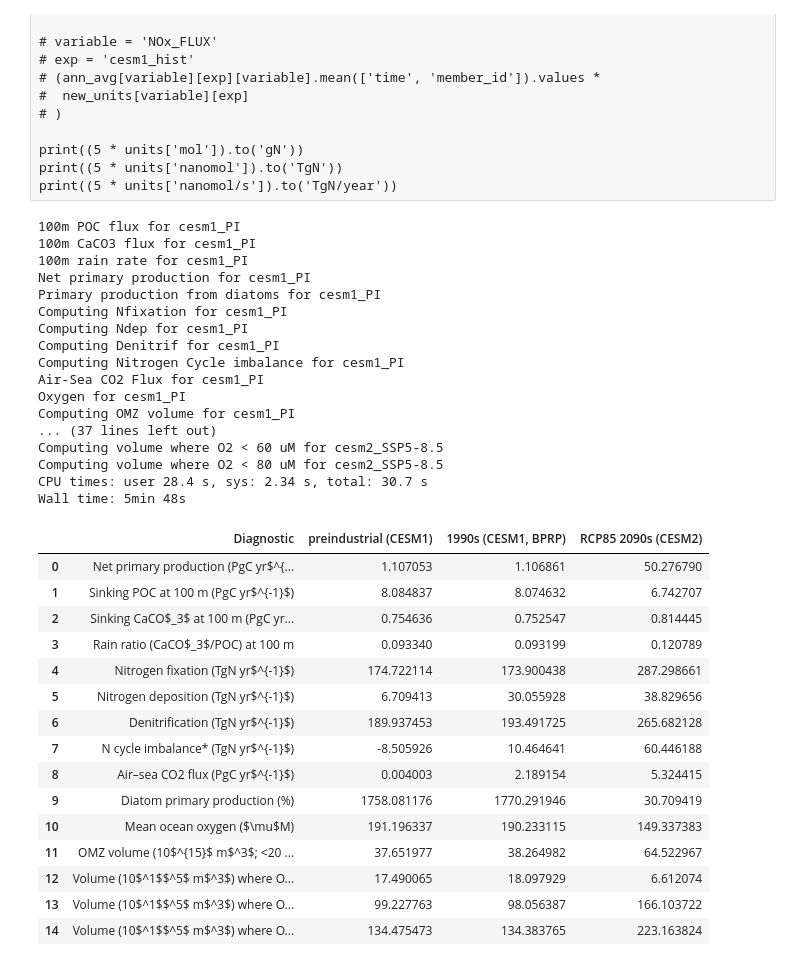
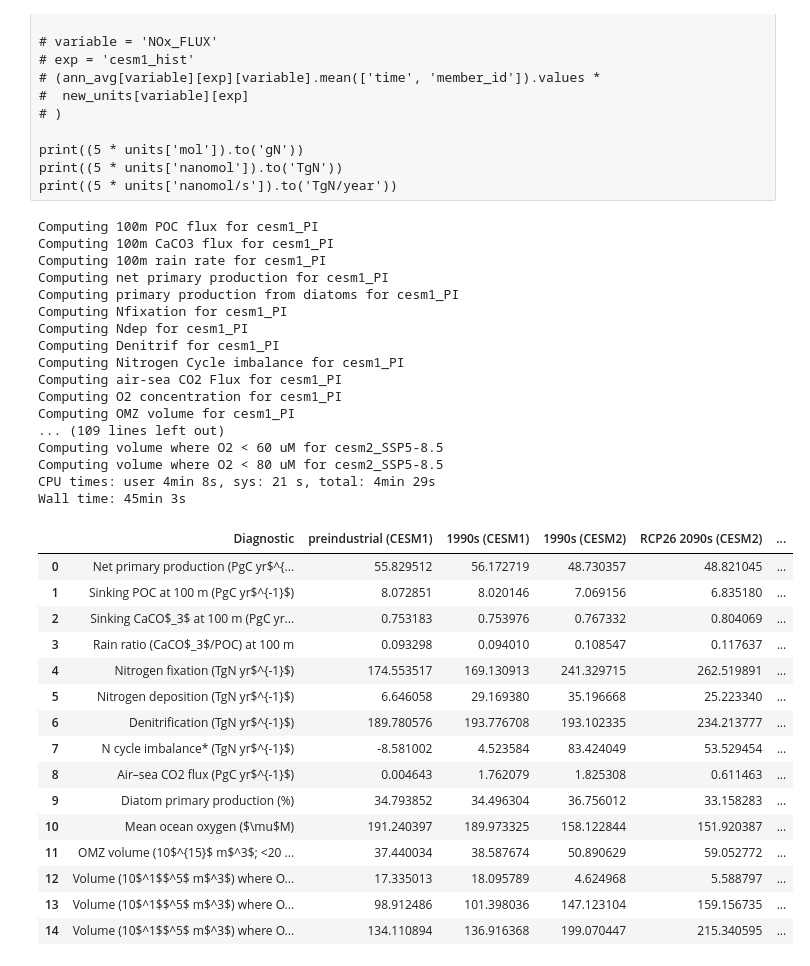
Before and after one commit to marbl-ecosys/cesm2-marbl, a Jupyter notebook: notebooks/Global Flux Table.ipynb, the cells around one changed output. Cells and saved outputs as stored; diff of their text form; code cells hidden in the pictures.

Commit message:
Got photoC_TOT_zint working for CESM1
Generated table for all desired runs (I hope)

```diff
--- a/notebooks/Global Flux Table.ipynb
+++ b/notebooks/Global Flux Table.ipynb
@@ -181,9 +212,12 @@ def add_o2_below_thres(datasets, thres):
 %%time
 
 experiments = ['cesm1_PI',
-               #'cesm1_hist',
-               'cesm1_hist_esm',
-               #'cesm2_hist',
+               'cesm1_hist',
+               #'cesm1_hist_esm',
+               'cesm2_hist',
+               'cesm2_SSP1-2.6',
+               'cesm2_SSP2-4.5',
+               'cesm2_SSP3-7.0',
                'cesm2_SSP5-8.5'
               ]
 
@@ -302,6 +334,6 @@ Wall time: 6min 34s
 # %%
 # Add variables for computing volume where O2 is below a threshold
-if 'O2' in vars:
+if 'O2' in all_data:
     all_data = add_o2_below_thres(all_data, 5)
     all_data = add_o2_below_thres(all_data, 20)
     all_data = add_o2_below_thres(all_data, 60)
@@ -446,20 +479,20 @@ diagnostic_values = dict()
 for exp in experiments:
     diagnostic_values[exp] = dict()
     # Compute each value by hand
-    print(f'100m POC flux for {exp}')
+    print(f'Computing 100m POC flux for {exp}')
     diagnostic_values[exp]['Sinking POC at 100 m (PgC yr$^{-1}$)'] = get_time_and_ensemble_mean('POC_FLUX_100m', ann_avg, exp, new_units, conversions, final_units)
 
-    print(f'100m CaCO3 flux for {exp}')
+    print(f'Computing 100m CaCO3 flux for {exp}')
     diagnostic_values[exp]['Sinking CaCO$_3$ at 100 m (PgC yr$^{-1}$)'] = get_time_and_ensemble_mean('CaCO3_FLUX_100m', ann_avg, exp, new_units, conversions, final_units)
 
-    print(f'100m rain rate for {exp}')
+    print(f'Computing 100m rain rate for {exp}')
     diagnostic_values[exp]['Rain ratio (CaCO$_3$/POC) at 100 m'] = diagnostic_values[exp]['Sinking CaCO$_3$ at 100 m (PgC yr$^{-1}$)'] / \
                                                                    diagnostic_values[exp]['Sinking POC at 100 m (PgC yr$^{-1}$)']
 
-    print(f'Net primary production for {exp}')
+    print(f'Computing net primary production for {exp}')
     diagnostic_values[exp]['Net primary production (PgC yr$^{-1}$)'] = get_time_and_ensemble_mean('photoC_TOT_zint', ann_avg, exp, new_units, conversions, final_units)
 
-    print(f'Primary production from diatoms for {exp}')
+    print(f'Computing primary production from diatoms for {exp}')
     diagnostic_values[exp]['Diatom primary production (%)'] = get_time_and_ensemble_mean('photoC_diat_zint', ann_avg, exp, new_units, conversions, final_units) / \
                                                               diagnostic_values[exp]['Net primary production (PgC yr$^{-1}$)'] * \
                                                               100
@@ -478,10 +511,10 @@ for exp in experiments:
                                                                    diagnostic_values[exp]['Nitrogen fixation (TgN yr$^{-1}$)'] - \
                                                                    diagnostic_values[exp]['Denitrification (TgN yr$^{-1}$)']
 
-    print(f'Air-Sea CO2 Flux for {exp}')
+    print(f'Computing air-sea CO2 Flux for {exp}')
     diagnostic_values[exp]['Air–sea CO2 flux (PgC yr$^{-1}$)'] = get_time_and_ensemble_mean('FG_CO2', ann_avg, exp, new_units, conversions, final_units)
 
-    print(f'Oxygen for {exp}')
+    print(f'Computing O2 concentration for {exp}')
     diagnostic_values[exp]['Mean ocean oxygen ($\mu$M)'] = get_time_and_ensemble_mean('O2', ann_avg, exp, new_units, conversions, final_units)
 
     print(f'Computing OMZ volume for {exp}')
@@ -496,23 +529,23 @@ for exp in experiments:
     if exp != experiments[-1]:
         print('\n----\n')
 # %% [output]
-100m POC flux for cesm1_PI
-100m CaCO3 flux for cesm1_PI
-100m rain rate for cesm1_PI
-Net primary production for cesm1_PI
-Primary production from diatoms for cesm1_PI
+Computing 100m POC flux for cesm1_PI
+Computing 100m CaCO3 flux for cesm1_PI
+Computing 100m rain rate for cesm1_PI
+Computing net primary production for cesm1_PI
+Computing primary production from diatoms for cesm1_PI
 Computing Nfixation for cesm1_PI
 Computing Ndep for cesm1_PI
 Computing Denitrif for cesm1_PI
 Computing Nitrogen Cycle imbalance for cesm1_PI
-Air-Sea CO2 Flux for cesm1_PI
-Oxygen for cesm1_PI
+Computing air-sea CO2 Flux for cesm1_PI
+Computing O2 concentration for cesm1_PI
 Computing OMZ volume for cesm1_PI
-... (37 lines left out)
+... (109 lines left out)
 Computing volume where O2 < 60 uM for cesm2_SSP5-8.5
 Computing volume where O2 < 80 uM for cesm2_SSP5-8.5
-CPU times: user 28.4 s, sys: 2.34 s, total: 30.7 s
-Wall time: 5min 48s
+CPU times: user 4min 8s, sys: 21 s, total: 4min 29s
+Wall time: 45min 3s
 # %%
 # Fill a dict with (data, units) tuple [unit conversion comes later]
 table_dict = dict()
@@ -524,46 +557,49 @@ diagnostic_columns = ['Net primary production (PgC yr$^{-1}$)',
                       'Nitrogen deposition (TgN yr$^{-1}$)',
                       'Denitrification (TgN yr$^{-1}$)',
                       'N cycle imbalance* (TgN yr$^{-1}$)',
                       'Air–sea CO2 flux (PgC yr$^{-1}$)',
                       'Diatom primary production (%)',
                       'Mean ocean oxygen ($\mu$M)',
                       'OMZ volume (10$^{15}$ m$^3$; <20 $\mu$M)',
                       'Volume (10$^1$$^5$ m$^3$) where O$_2$ <5 $\mu$M)',
                       'Volume (10$^1$$^5$ m$^3$) where O$_2$ <60 $\mu$M)',
                       'Volume (10$^1$$^5$ m$^3$) where O$_2$ <80 $\mu$M)'
                      ]
 experiment_longnames={'cesm1_hist' : '1990s (CESM1)',
                       'cesm1_hist_esm' : '1990s (CESM1, BPRP)',
                       'cesm1_PI' : 'preindustrial (CESM1)',
                       'cesm2_hist' : '1990s (CESM2)',
+                      'cesm2_SSP1-2.6' : 'RCP26 2090s (CESM2)',
+                      'cesm2_SSP2-4.5' : 'RCP45 2090s (CESM2)',
+                      'cesm2_SSP3-7.0' : 'RCP70 2090s (CESM2)',
                       'cesm2_SSP5-8.5' : 'RCP85 2090s (CESM2)'}
 
 table_dict['Diagnostic'] = []
 for variable in diagnostic_columns:
     table_dict['Diagnostic'].append(variable)
     for exp in experiments:
         if experiment_longnames[exp] not in table_dict:
             table_dict[experiment_longnames[exp]] = []
         try:
             table_dict[experiment_longnames[exp]].append(diagnostic_values[exp][variable].magnitude)
         except:
             table_dict[experiment_longnames[exp]].append('-')
 
 pd.DataFrame(table_dict)
 # %% [output]
-|  | Diagnostic | preindustrial (CESM1) | 1990s (CESM1, BPRP) | RCP85 2090s (CESM2) |
-| 0 | Net primary production (PgC yr$^{... | 1.107053 | 1.106861 | 50.276790 |
-| 1 | Sinking POC at 100 m (PgC yr$^{-1}$) | 8.084837 | 8.074632 | 6.742707 |
-| 2 | Sinking CaCO$_3$ at 100 m (PgC yr... | 0.754636 | 0.752547 | 0.814445 |
-| 3 | Rain ratio (CaCO$_3$/POC) at 100 m | 0.093340 | 0.093199 | 0.120789 |
-| 4 | Nitrogen fixation (TgN yr$^{-1}$) | 174.722114 | 173.900438 | 287.298661 |
-| 5 | Nitrogen deposition (TgN yr$^{-1}$) | 6.709413 | 30.055928 | 38.829656 |
-| 6 | Denitrification (TgN yr$^{-1}$) | 189.937453 | 193.491725 | 265.682128 |
-| 7 | N cycle imbalance* (TgN yr$^{-1}$) | -8.505926 | 10.464641 | 60.446188 |
-| 8 | Air–sea CO2 flux (PgC yr$^{-1}$) | 0.004003 | 2.189154 | 5.324415 |
-| 9 | Diatom primary production (%) | 1758.081176 | 1770.291946 | 30.709419 |
-| 10 | Mean ocean oxygen ($\mu$M) | 191.196337 | 190.233115 | 149.337383 |
-| 11 | OMZ volume (10$^{15}$ m$^3$; <20 ... | 37.651977 | 38.264982 | 64.522967 |
-| 12 | Volume (10$^1$$^5$ m$^3$) where O... | 17.490065 | 18.097929 | 6.612074 |
-| 13 | Volume (10$^1$$^5$ m$^3$) where O... | 99.227763 | 98.056387 | 166.103722 |
-| 14 | Volume (10$^1$$^5$ m$^3$) where O... | 134.475473 | 134.383765 | 223.163824 |
+|  | Diagnostic | preindustrial (CESM1) | 1990s (CESM1) | 1990s (CESM2) | RCP26 2090s (CESM2) | ... |
+| 0 | Net primary production (PgC yr$^{... | 55.829512 | 56.172719 | 48.730357 | 48.821045 | ... |
+| 1 | Sinking POC at 100 m (PgC yr$^{-1}$) | 8.072851 | 8.020146 | 7.069156 | 6.835180 | ... |
+| 2 | Sinking CaCO$_3$ at 100 m (PgC yr... | 0.753183 | 0.753976 | 0.767332 | 0.804069 | ... |
+| 3 | Rain ratio (CaCO$_3$/POC) at 100 m | 0.093298 | 0.094010 | 0.108547 | 0.117637 | ... |
+| 4 | Nitrogen fixation (TgN yr$^{-1}$) | 174.553517 | 169.130913 | 241.329715 | 262.519891 | ... |
+| 5 | Nitrogen deposition (TgN yr$^{-1}$) | 6.646058 | 29.169380 | 35.196668 | 25.223340 | ... |
+| 6 | Denitrification (TgN yr$^{-1}$) | 189.780576 | 193.776708 | 193.102335 | 234.213777 | ... |
+| 7 | N cycle imbalance* (TgN yr$^{-1}$) | -8.581002 | 4.523584 | 83.424049 | 53.529454 | ... |
+| 8 | Air–sea CO2 flux (PgC yr$^{-1}$) | 0.004643 | 1.762079 | 1.825308 | 0.611463 | ... |
+| 9 | Diatom primary production (%) | 34.793852 | 34.496304 | 36.756012 | 33.158283 | ... |
+| 10 | Mean ocean oxygen ($\mu$M) | 191.240397 | 189.973325 | 158.122844 | 151.920387 | ... |
+| 11 | OMZ volume (10$^{15}$ m$^3$; <20 ... | 37.440034 | 38.587674 | 50.890629 | 59.052772 | ... |
+| 12 | Volume (10$^1$$^5$ m$^3$) where O... | 17.335013 | 18.095789 | 4.624968 | 5.588797 | ... |
+| 13 | Volume (10$^1$$^5$ m$^3$) where O... | 98.912486 | 101.398036 | 147.123104 | 159.156735 | ... |
+| 14 | Volume (10$^1$$^5$ m$^3$) where O... | 134.110894 | 136.916368 | 199.070447 | 215.340595 | ... |
```
Also changed, not shown: parts of 6 cells of this notebook.
